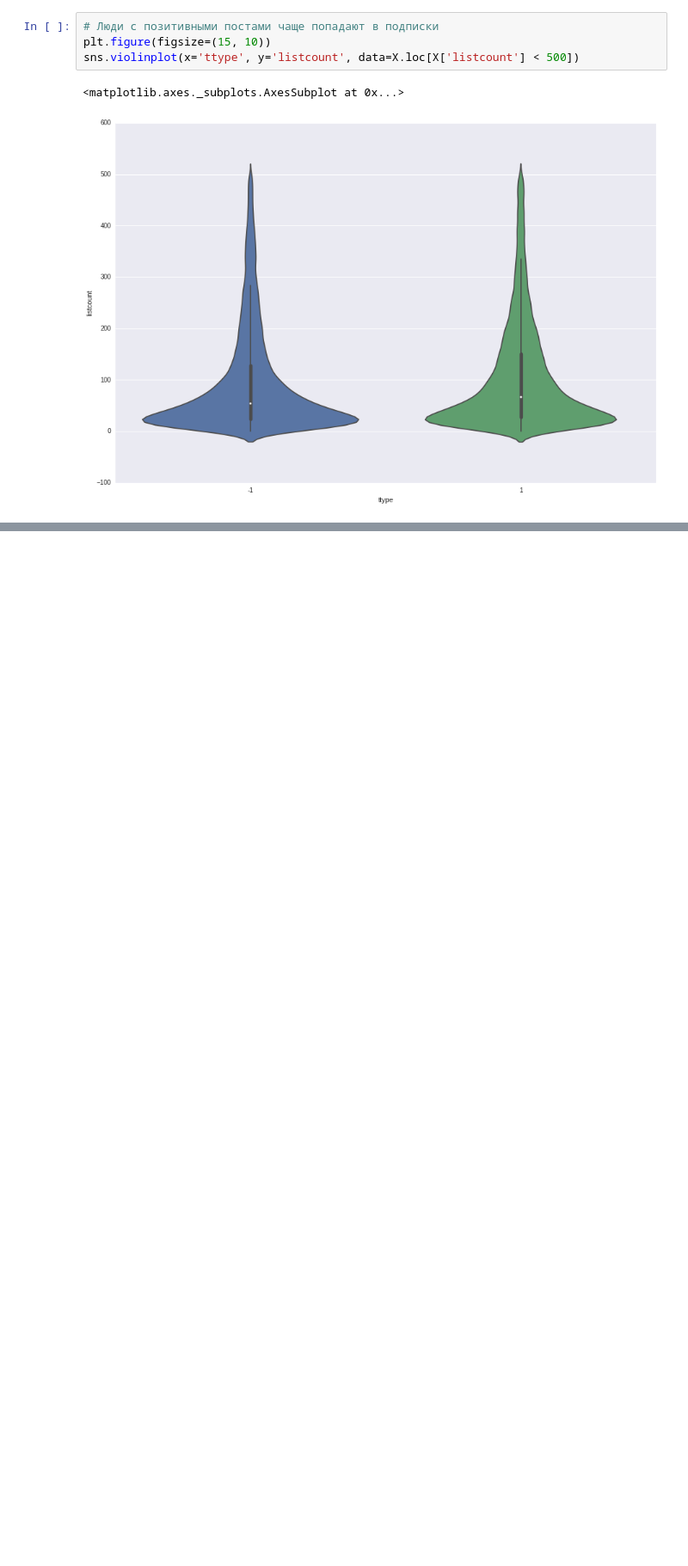
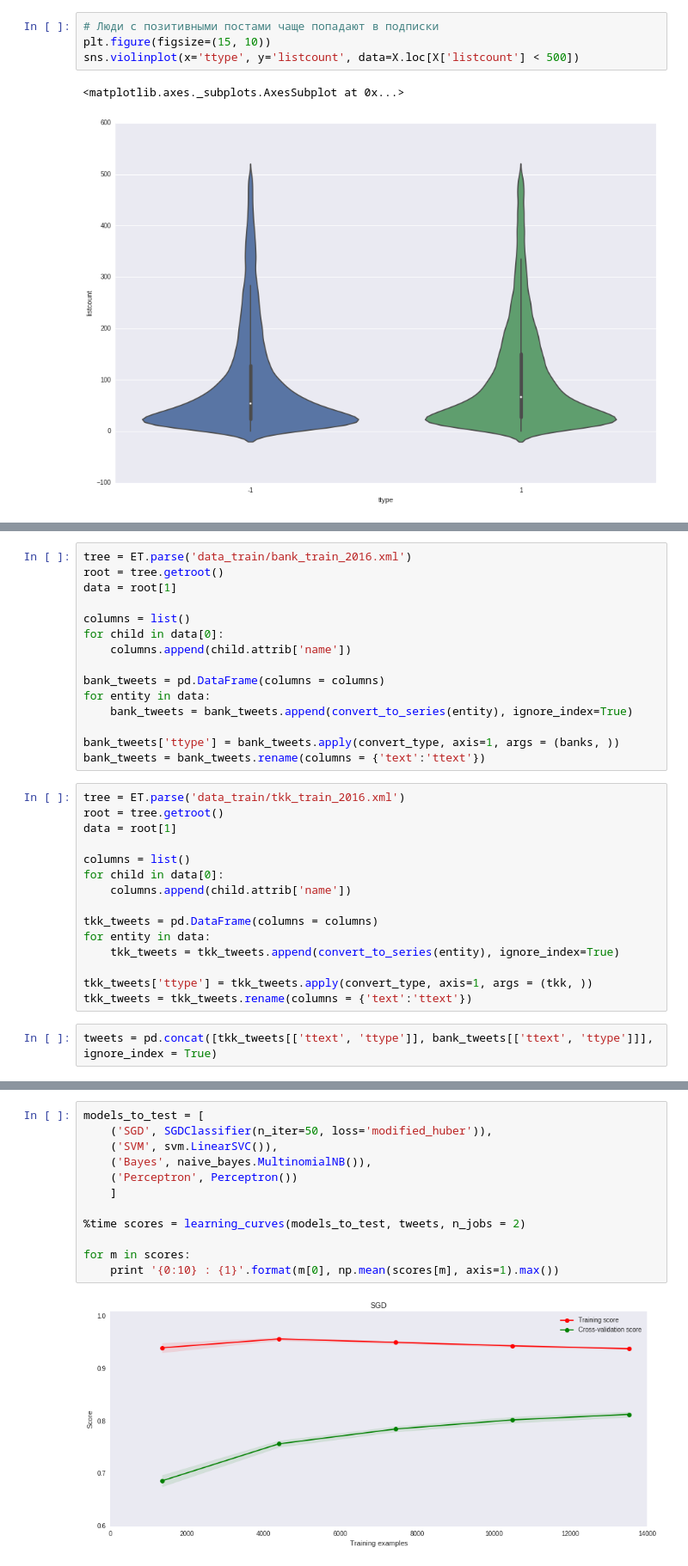
Before and after one commit to Vlad0922/twitter_sentiment, a Jupyter notebook: Prototypes and tests.ipynb, the cells around one changed output, grey strips where cells are left out. Shown at 86% size. Saved outputs shown, nothing was run; the diff lists cells and outputs as text; blank space fills up the shorter version.

Commit message:
[add] new dataset. [fix] load_data add new data

```diff
--- a/Prototypes and tests.ipynb
+++ b/Prototypes and tests.ipynb
@@ -655,0 +705,32 @@ Topic #9:
+# %%
+tree = ET.parse('data_train/bank_train_2016.xml')
+root = tree.getroot()
+data = root[1]
+
+columns = list()
+for child in data[0]:
+    columns.append(child.attrib['name'])
+
+bank_tweets = pd.DataFrame(columns = columns)
+for entity in data:
+    bank_tweets = bank_tweets.append(convert_to_series(entity), ignore_index=True)
+
+bank_tweets['ttype'] = bank_tweets.apply(convert_type, axis=1, args = (banks, ))
+bank_tweets = bank_tweets.rename(columns = {'text':'ttext'})
+# %%
+tree = ET.parse('data_train/tkk_train_2016.xml')
+root = tree.getroot()
+data = root[1]
+
+columns = list()
+for child in data[0]:
+    columns.append(child.attrib['name'])
+
+tkk_tweets = pd.DataFrame(columns = columns)
+for entity in data:
+    tkk_tweets = tkk_tweets.append(convert_to_series(entity), ignore_index=True)
+
+tkk_tweets['ttype'] = tkk_tweets.apply(convert_type, axis=1, args = (tkk, ))
+tkk_tweets = tkk_tweets.rename(columns = {'text':'ttext'})
+# %%
+tweets = pd.concat([tkk_tweets[['ttext', 'ttype']], bank_tweets[['ttext', 'ttype']]], ignore_index = True)
@@ -655,0 +749,14 @@ Topic #9:
+# %%
+models_to_test = [
+    ('SGD', SGDClassifier(n_iter=50, loss='modified_huber')),
+    ('SVM', svm.LinearSVC()),
+    ('Bayes', naive_bayes.MultinomialNB()),
+    ('Perceptron', Perceptron())
+    ]
+
+%time scores = learning_curves(models_to_test, tweets, n_jobs = 2)
+
+for m in scores:
+    print '{0:10} : {1}'.format(m[0], np.mean(scores[m], axis=1).max())
+# %% [output]
+[figure, added]
```
Also changed, not shown: parts of 54 cells of this notebook, 11 other files.
